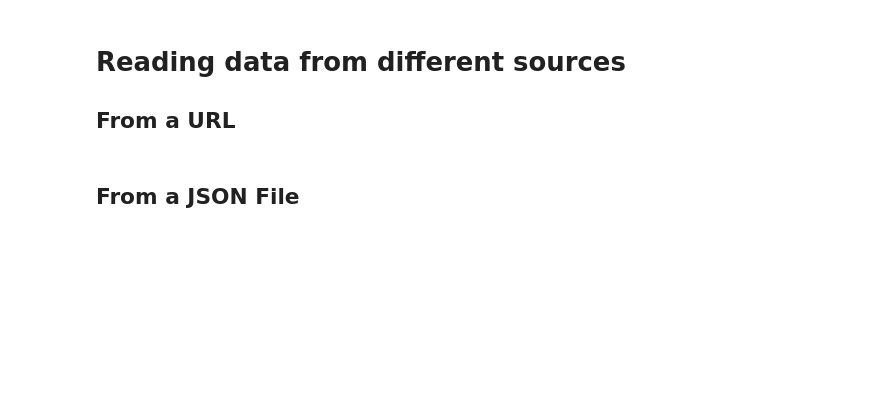
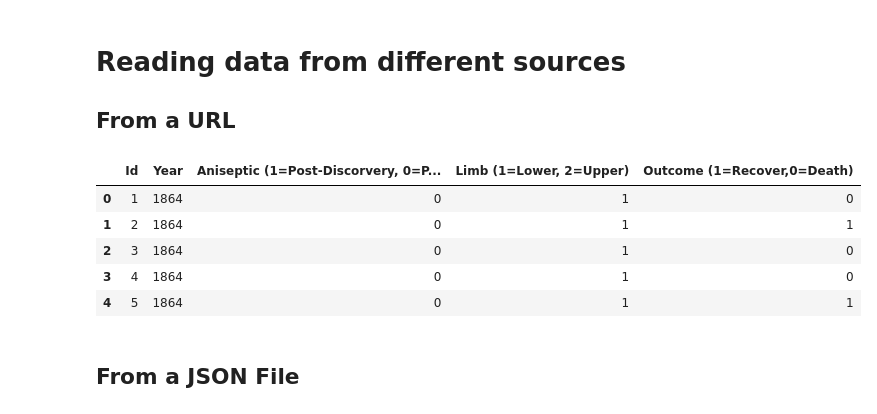
Before and after one commit to Umbretemp/Data_Visualization_And_Modeling, a Jupyter notebook: Lecture/Week 1/1.1 - Data Visualization.ipynb, the cells around one changed output. Drawn from its saved outputs; the diff is of its cells as text; code cells hidden in the pictures; blank space fills up the shorter version.

Commit message:
URL data set example added to notes from lecture

```diff
--- a/Lecture/Week 1/1.1 - Data Visualization.ipynb
+++ b/Lecture/Week 1/1.1 - Data Visualization.ipynb
@@ -162,6 +162,22 @@ salary_df.tail()
 # Reading data from different sources
 
 ## From a URL
+# %%
+import pandas as pd
+
+link = 'https://users.stat.ufl.edu/~winner/data/lister.dat'
+
+column_names =  ['Id', 'Year', 'Aniseptic (1=Post-Discorvery, 0=Pre-Discorver)', 'Limb (1=Lower, 2=Upper)', 'Outcome (1=Recover,0=Death)']
+
+url_df = pd.read_csv(link, names=column_names, sep='\s+') #ANY Whitespace, careful with words
+url_df.head()
+# %% [output]
+|  | Id | Year | Aniseptic (1=Post-Discorvery, 0=P... | Limb (1=Lower, 2=Upper) | Outcome (1=Recover,0=Death) |
+| 0 | 1 | 1864 | 0 | 1 | 0 |
+| 1 | 2 | 1864 | 0 | 1 | 1 |
+| 2 | 3 | 1864 | 0 | 1 | 0 |
+| 3 | 4 | 1864 | 0 | 1 | 0 |
+| 4 | 5 | 1864 | 0 | 1 | 1 |
 # %% [markdown]
 ## From a JSON File
 # %%
```
